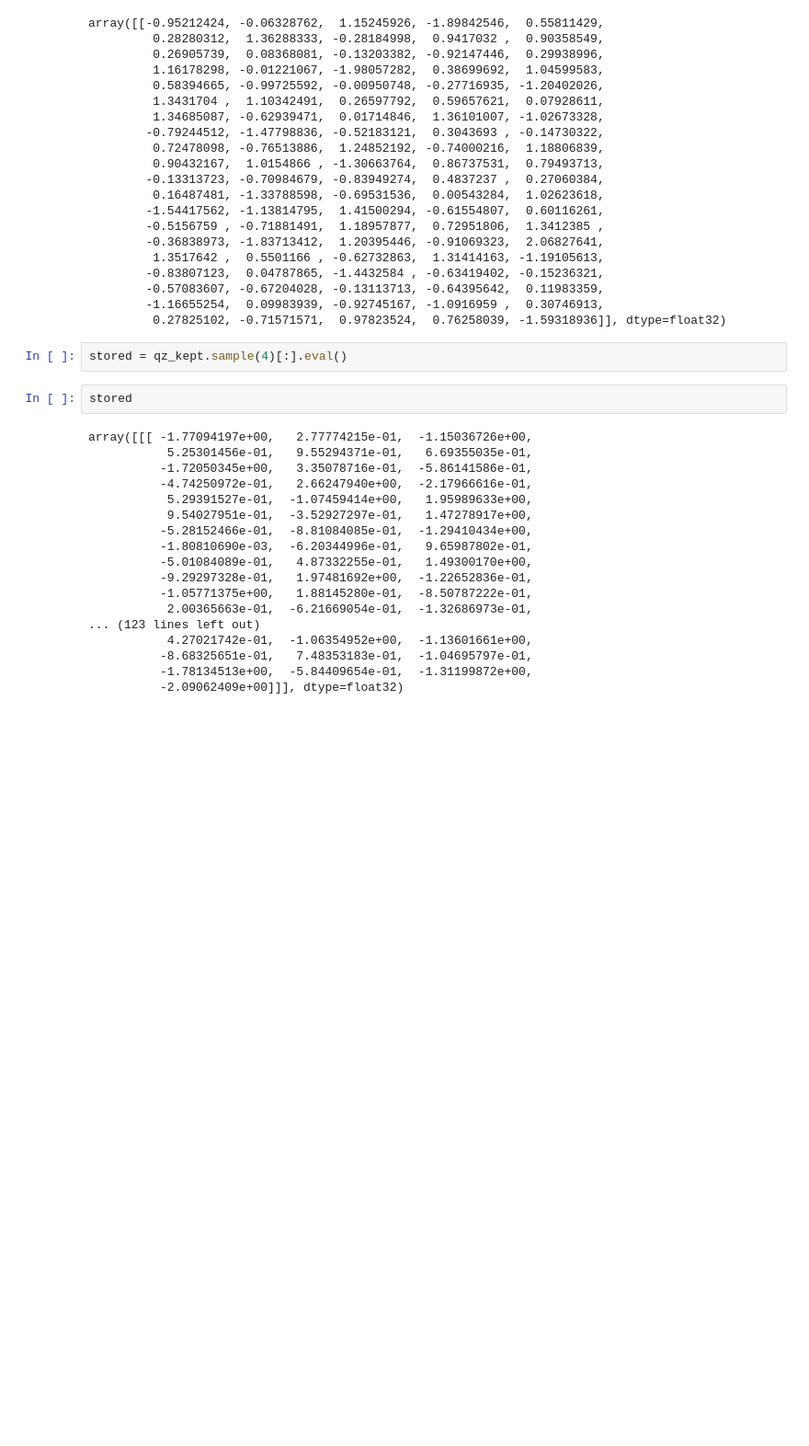
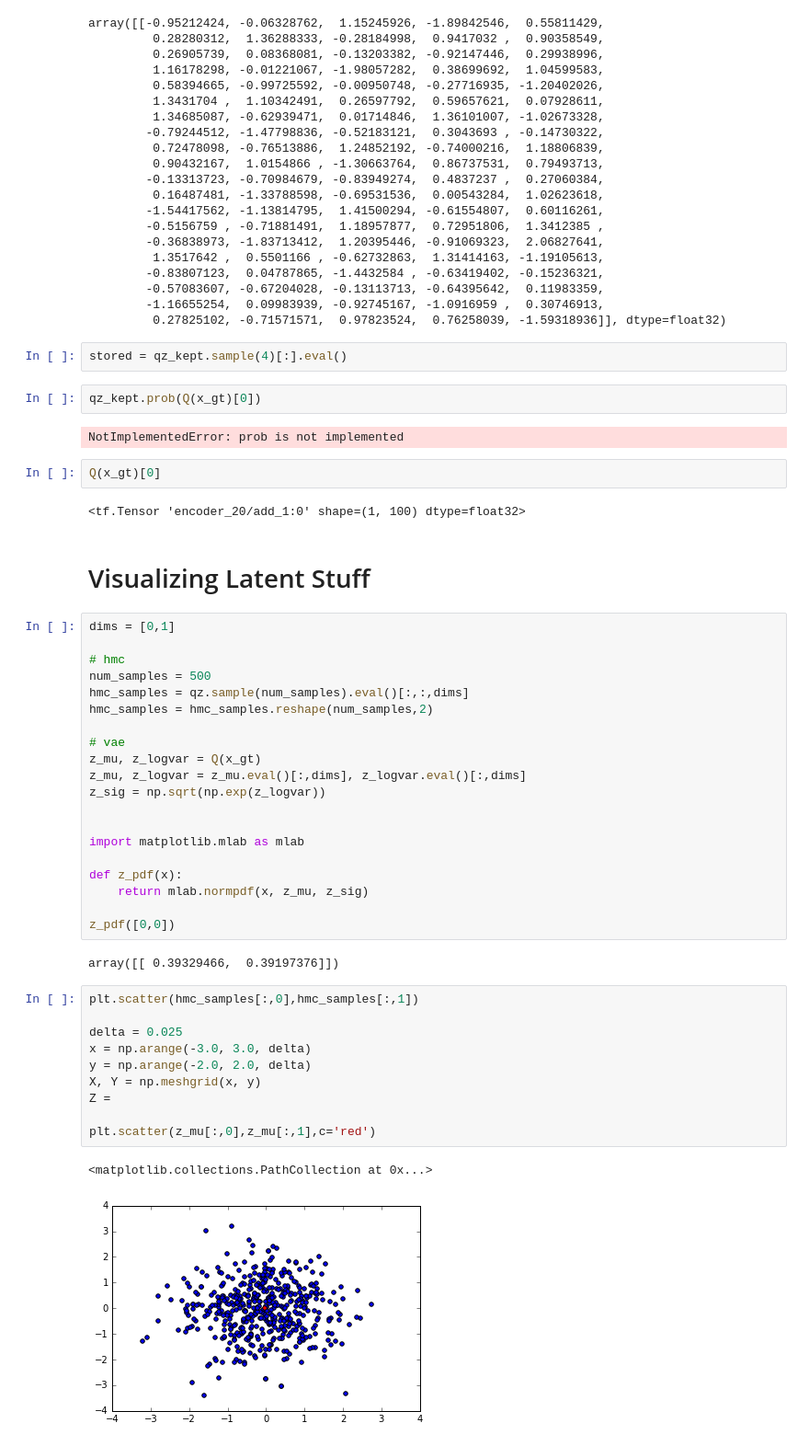
Before and after one commit to shenkev/Exact-Inference-VAE-Robustness, a Jupyter notebook: hmc_vae.ipynb, the cells around one changed output. Shown: that part at 92% size. Drawn from its saved outputs; the diff is of its cells as text; blank space fills up the shorter version.

```diff
--- a/hmc_vae.ipynb
+++ b/hmc_vae.ipynb
@@ -343,23 +343,48 @@ array([[-0.95212424, -0.06328762,  1.15245926, -1.89842546,  0.55811429,
          0.27825102, -0.71571571,  0.97823524,  0.76258039, -1.59318936]], dtype=float32)
 # %%
 stored = qz_kept.sample(4)[:].eval()
-# %%
-stored
-# %% [output]
-array([[[ -1.77094197e+00,   2.77774215e-01,  -1.15036726e+00,
-           5.25301456e-01,   9.55294371e-01,   6.69355035e-01,
-          -1.72050345e+00,   3.35078716e-01,  -5.86141586e-01,
-          -4.74250972e-01,   2.66247940e+00,  -2.17966616e-01,
-           5.29391527e-01,  -1.07459414e+00,   1.95989633e+00,
-           9.54027951e-01,  -3.52927297e-01,   1.47278917e+00,
-          -5.28152466e-01,  -8.81084085e-01,  -1.29410434e+00,
-          -1.80810690e-03,  -6.20344996e-01,   9.65987802e-01,
-          -5.01084089e-01,   4.87332255e-01,   1.49300170e+00,
-          -9.29297328e-01,   1.97481692e+00,  -1.22652836e-01,
-          -1.05771375e+00,   1.88145280e-01,  -8.50787222e-01,
-           2.00365663e-01,  -6.21669054e-01,  -1.32686973e-01,
-... (123 lines left out)
-           4.27021742e-01,  -1.06354952e+00,  -1.13601661e+00,
-          -8.68325651e-01,   7.48353183e-01,  -1.04695797e-01,
-          -1.78134513e+00,  -5.84409654e-01,  -1.31199872e+00,
-          -2.09062409e+00]]], dtype=float32)
+# %%
+qz_kept.prob(Q(x_gt)[0])
+# %% [output]
+NotImplementedError: prob is not implemented
+# %%
+Q(x_gt)[0]
+# %% [output]
+<tf.Tensor 'encoder_20/add_1:0' shape=(1, 100) dtype=float32>
+# %% [markdown]
+# Visualizing Latent Stuff
+# %%
+dims = [0,1]
+
+# hmc
+num_samples = 500
+hmc_samples = qz.sample(num_samples).eval()[:,:,dims]
+hmc_samples = hmc_samples.reshape(num_samples,2)
+
+# vae
+z_mu, z_logvar = Q(x_gt)
+z_mu, z_logvar = z_mu.eval()[:,dims], z_logvar.eval()[:,dims]
+z_sig = np.sqrt(np.exp(z_logvar))
+
+
+import matplotlib.mlab as mlab
+
+def z_pdf(x):
+    return mlab.normpdf(x, z_mu, z_sig)
+
+z_pdf([0,0])
+# %% [output]
+array([[ 0.39329466,  0.39197376]])
+# %%
+plt.scatter(hmc_samples[:,0],hmc_samples[:,1])
+
+delta = 0.025
+x = np.arange(-3.0, 3.0, delta)
+y = np.arange(-2.0, 2.0, delta)
+X, Y = np.meshgrid(x, y)
+Z =
+
+plt.scatter(z_mu[:,0],z_mu[:,1],c='red')
+# %% [output]
+<matplotlib.collections.PathCollection at 0x...>
+[figure, added]
```
Also changed, not shown: parts of 10 cells of this notebook.
